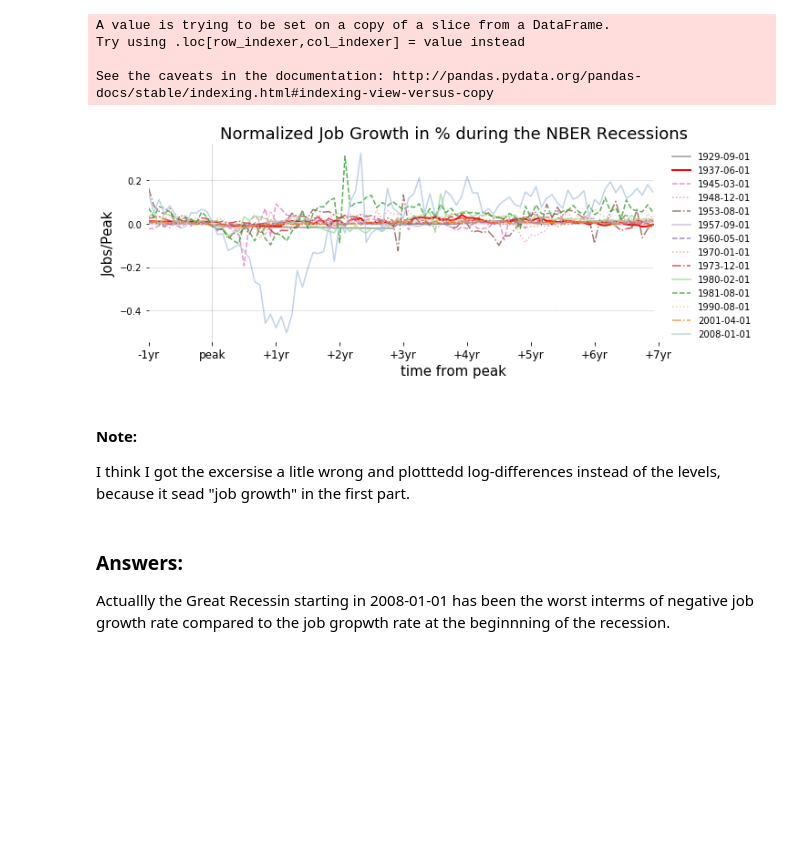
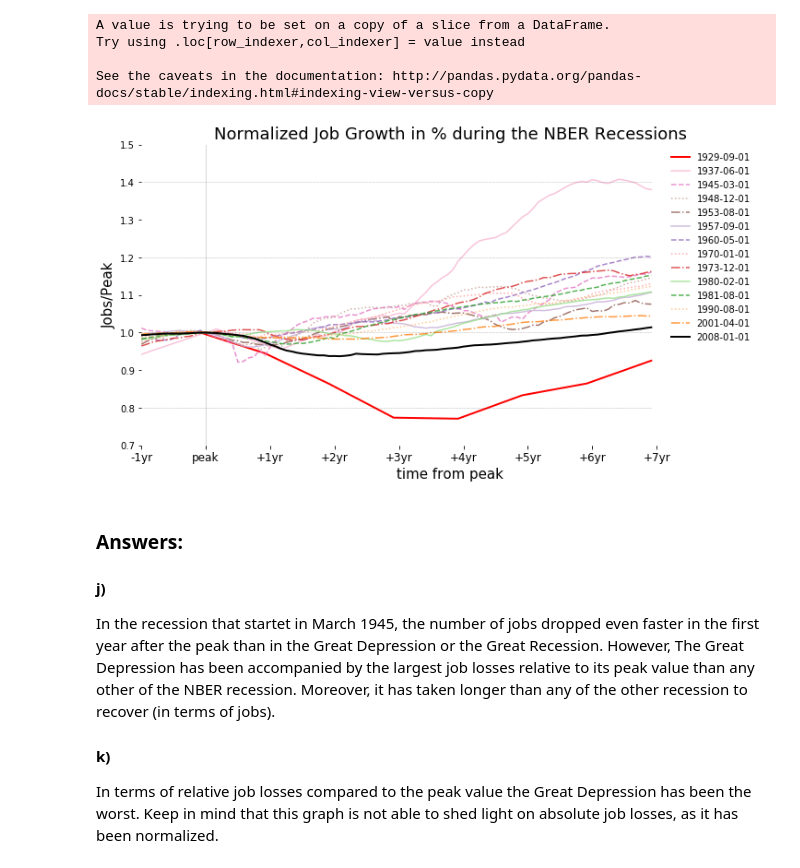
Before and after one commit to maxcd/OSM_BootCampExercises, a Jupyter notebook: Computation/Wk2_Visualization/recessions.ipynb, the cells around one changed output. Saved outputs shown, nothing was run; the diff lists cells and outputs as text; code cells hidden in the pictures; blank space fills up the shorter version.

Commit message:
fixed recessions notebook

```diff
--- a/Computation/Wk2_Visualization/recessions.ipynb
+++ b/Computation/Wk2_Visualization/recessions.ipynb
@@ -12,14 +12,14 @@ payems1 = data.DataReader('PAYEMS', 'fred', start, end)
 payems = pd.read_csv(r"C:\Users\Max\Documents\OSM_BootCampExercises\Computation\Wk2_Visualization\payems.csv",
                   skiprows=5, parse_dates=True)
 
-len(nber[:'1938-12-01'])
+len(nber.loc[:'1938-12-01'])
 early = payems[:11]
-early['num'] = np.concatenate([np.arange(1,10*12, step=12), np.array([114])])
-vals = np.arange(2, 115)
+early['num'] = np.concatenate([np.arange(0,10*12, step=12), np.array([113])])
+vals = np.arange(0, 113)
 payems_interpl = np.interp(vals, early.num, early.payems)
-len(payems_interpl)
+
 payems_long = np.concatenate((payems_interpl, payems1.PAYEMS.values))
-len(payems_long)
+
 nber['payems'] = payems_long
 nber['pay_gr'] = np.log(nber.payems) - np.log(nber.payems.shift(1))
 
@@ -27,12 +27,6 @@ nber['count'] = np.arange(len(nber))
 w = np.concatenate([np.array([0]), nber.USREC.values])
 group_split = np.array([ i for i, (x, y) in enumerate(zip(w[:-1],w[1:])) if x!=y])
 groups = group_split.copy().reshape((14, 2))
-
-#peaks = np.zeros(14, dtype=int)
-#for i,group in enumerate(groups):
-#    recession = nber.pay_gr.iloc[group[0]:group[1]]
-#    peaks[i] =  np.where(nber.pay_gr == recession.max())[0][0]
-#    del(recession)
 
 select = np.zeros([len(nber), 14], dtype=bool)
 for i,s  in enumerate(groups[:,0]):
@@ -48,16 +42,16 @@ recessions = pd.DataFrame(np.zeros((96, 14)), columns=peak_dates)
 for i in range(14):
     col = peak_dates[i]
     this_recession = select[:,i]
-    vals = nber.pay_gr[this_recession].values
+    vals = nber.payems[this_recession].values
     vals = vals[~np.isnan(vals)]
     if i == 0:
-        subset = 1
+        subset = 0
     else:
         subset = 12
-    scale = abs(vals[subset])
-    vals_norm = vals / (scale * 100)
+    scale = vals[subset]
+    vals_norm = vals / (scale)
     if i == 0:
-        vals_norm = np.concatenate((np.repeat(np.nan,12), vals_norm))
+        vals_norm = np.concatenate((np.repeat(np.nan,11), vals_norm))
     recessions[col] = vals_norm
 
 tableau20 = [(31, 119, 180), (174, 199, 232), (255, 127, 14), (255, 187, 120),
@@ -80,43 +74,44 @@ linestyles = ['-', '--', ':', '-.', ]
 linecycler = cycle(linestyles)
 ticks_pos = np.arange(0, 97, step=12)
 
-fig, ax = plt.subplots(figsize=(12,4));
+fig, ax = plt.subplots(figsize=(12,6));
 for i, rec in enumerate(recessions.columns):
-    if i == 1:
+    if i == 0:
         ax.plot(recessions[rec], '-', lw=2, label=rec, color='red')
-    elif i == 14:
+    elif i == 13:
         ax.plot(recessions[rec], '-', lw=2, label= rec, color='black')
     else:
         ax.plot(recessions[rec], next(linecycler), label=rec, alpha=0.8, color=tableau20[-i-6])
 ax.set_xlim(0, 115)
-for y in np.arange(-0.4, 0.3, 0.2):
+ax.set_ylim(.7, 1.5)
+for y in np.arange(0.8, 1.5, 0.2):
     ax.plot(np.arange(0, 96), np.repeat(y, 96), "--", lw=0.5, color="black", alpha=0.3)
 
 plt.axvline(12, ymin=-0.6, ymax = 1.1, linewidth=0.5, alpha=0.3, color='k')
 ax.spines['right'].set_visible(False)
 ax.spines['top'].set_visible(False)
 ax.spines['bottom'].set_visible(False)
 ax.spines['left'].set_visible(False)
-#ax.spines['bottom'].set_bounds(0, 96)
+ax.spines['bottom'].set_bounds(0, 96)
 ax.set_xlabel('time from peak', fontsize=15)
 ax.set_ylabel('Jobs/Peak', fontsize=15)
 ax.set_xticks(ticks_pos)
 # Set ticks labels for x-axis
 ax.set_xticklabels(new_ticks, fontsize=12)
 ax.set_xticks(ticks_pos, new_ticks)
 plt.title('Normalized Job Growth in % during the NBER Recessions', fontsize=18)
 plt.legend(frameon=False)
 plt.show();
 # %% [output]
 A value is trying to be set on a copy of a slice from a DataFrame.
 Try using .loc[row_indexer,col_indexer] = value instead
 
 See the caveats in the documentation: http://pandas.pydata.org/pandas-docs/stable/indexing.html#indexing-view-versus-copy
-[figure, old version]
+[figure, new version]
-# %% [markdown]
-#### Note:
-I think I got the excersise a litle wrong and plotttedd log-differences instead of the levels, because it sead "job growth" in the first part.
-# %% [markdown]
-### Answers:
-
-Actuallly the Great Recessin starting in 2008-01-01 has been the worst interms of negative job growth rate compared to the job gropwth rate at the beginnning of the recession.
+# %% [markdown]
+### Answers:
+#### j)
+In the recession that startet in March 1945, the number of jobs dropped even faster in the first year after the peak than in the Great Depression or the Great Recession. However, The Great Depression has been accompanied by the largest job losses relative to its peak value than any other of the NBER recession. Moreover, it has taken longer than any of the other recession to recover (in terms of jobs).
+
+#### k)
+In terms of relative job losses compared to the peak value the Great Depression has been the worst. Keep in mind that this graph is not able to shed light on absolute job losses, as it has been normalized.
```
